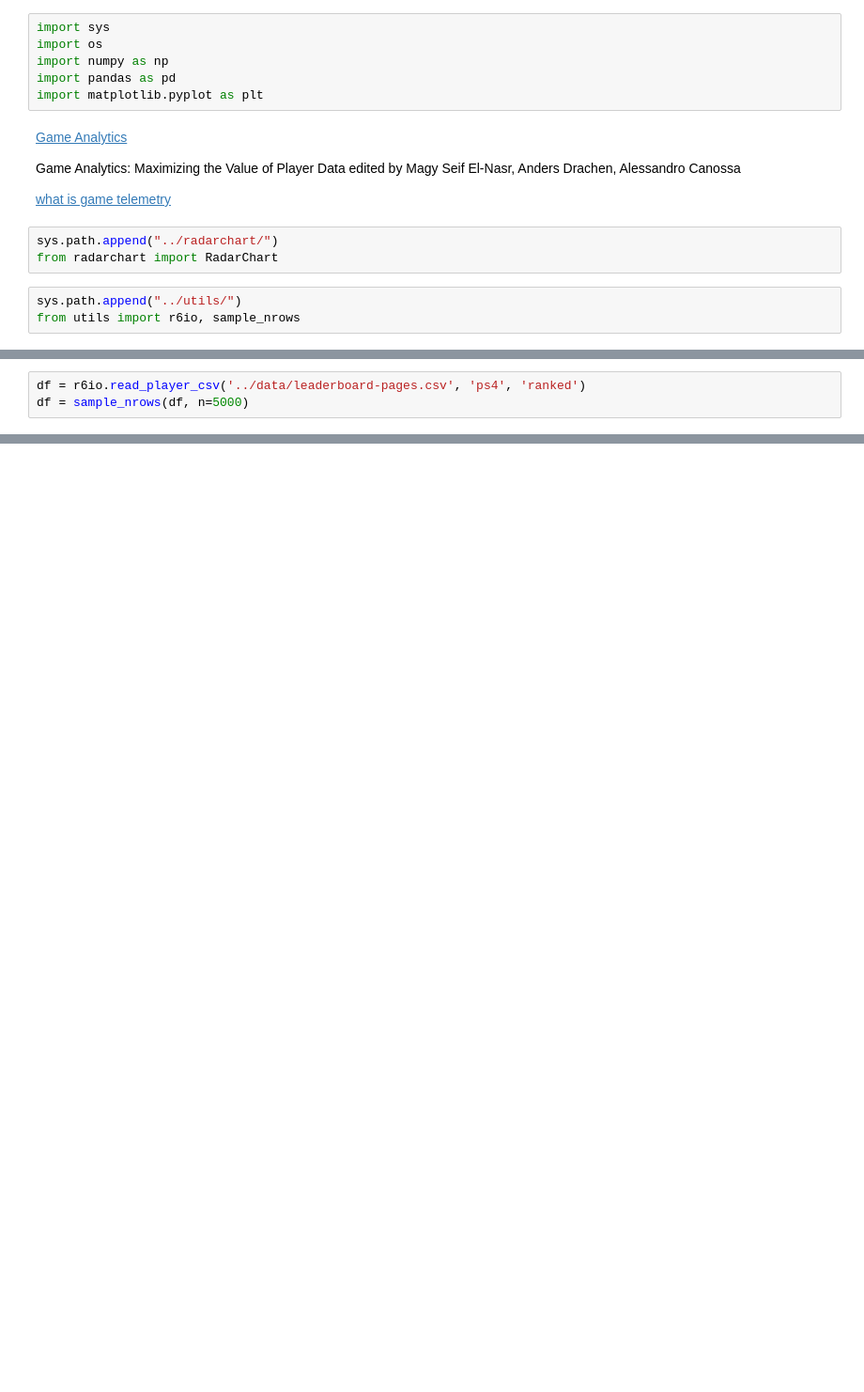
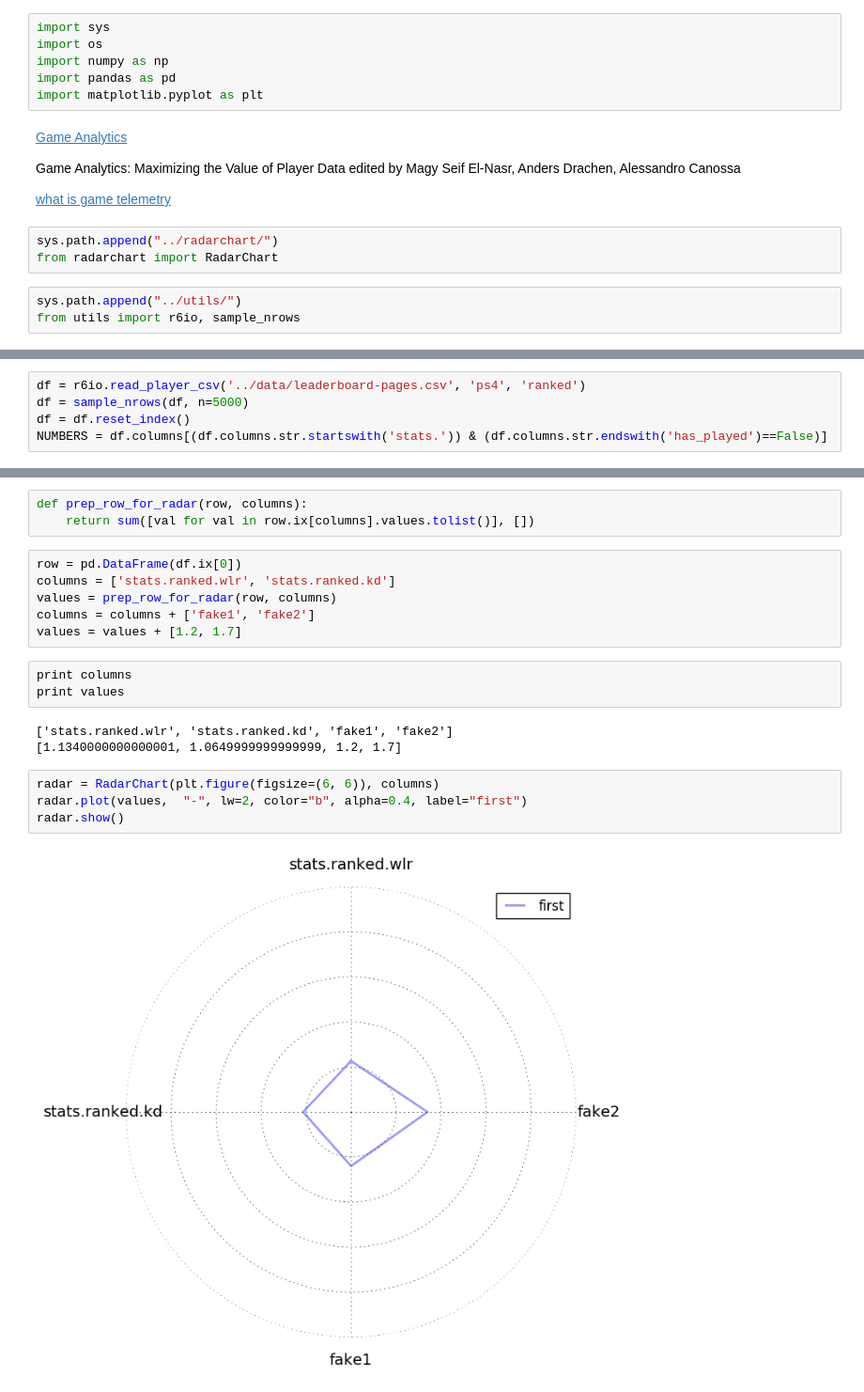
Before and after one commit to hernamesbarbara/r6stats, a Jupyter notebook: notebooks/Radar Players.ipynb, the cells around one changed output, grey strips where cells are left out. Shown: that part at 94% size. Drawn from its saved outputs; the diff is of its cells as text; blank space fills up the shorter version.

```diff
--- a/notebooks/Radar Players.ipynb
+++ b/notebooks/Radar Players.ipynb
@@ -29,6 +22,8 @@ radar = RadarChart(plt.figure(figsize=(6, 6)), ['A','B','C','D', 'E'])
 # %%
 df = r6io.read_player_csv('../data/leaderboard-pages.csv', 'ps4', 'ranked')
 df = sample_nrows(df, n=5000)
+df = df.reset_index()
+NUMBERS = df.columns[(df.columns.str.startswith('stats.')) & (df.columns.str.endswith('has_played')==False)]
 # %%
 print df.shape
 df.dtypes
@@ -53,0 +77,21 @@ dtype: object
+# %%
+def prep_row_for_radar(row, columns):
+    return sum([val for val in row.ix[columns].values.tolist()], [])
+# %%
+row = pd.DataFrame(df.ix[0])
+columns = ['stats.ranked.wlr', 'stats.ranked.kd']
+values = prep_row_for_radar(row, columns)
+columns = columns + ['fake1', 'fake2']
+values = values + [1.2, 1.7]
+# %%
+print columns
+print values
+# %% [output]
+['stats.ranked.wlr', 'stats.ranked.kd', 'fake1', 'fake2']
+[1.1340000000000001, 1.0649999999999999, 1.2, 1.7]
+# %%
+radar = RadarChart(plt.figure(figsize=(6, 6)), columns)
+radar.plot(values,  "-", lw=2, color="b", alpha=0.4, label="first")
+radar.show()
+# %% [output]
+[figure, added]
```
Also changed, not shown: parts of 6 cells of this notebook.
